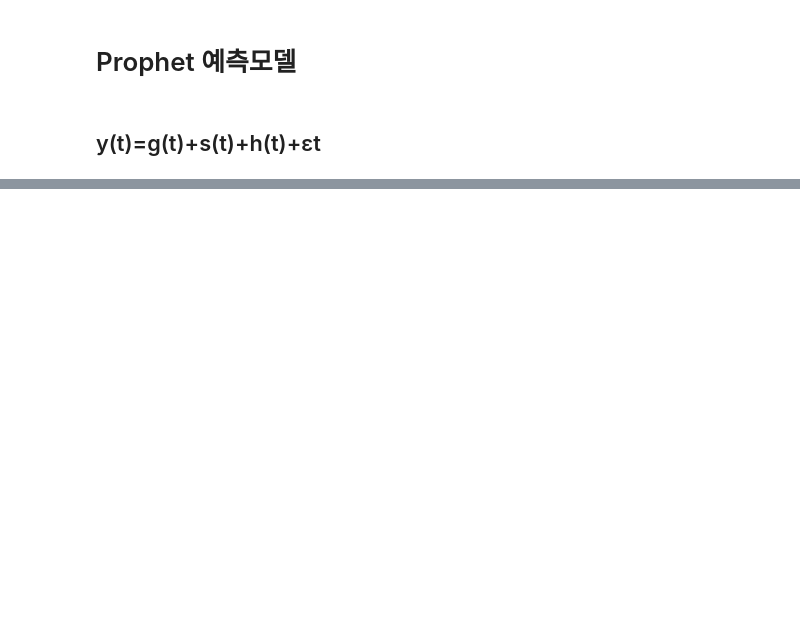
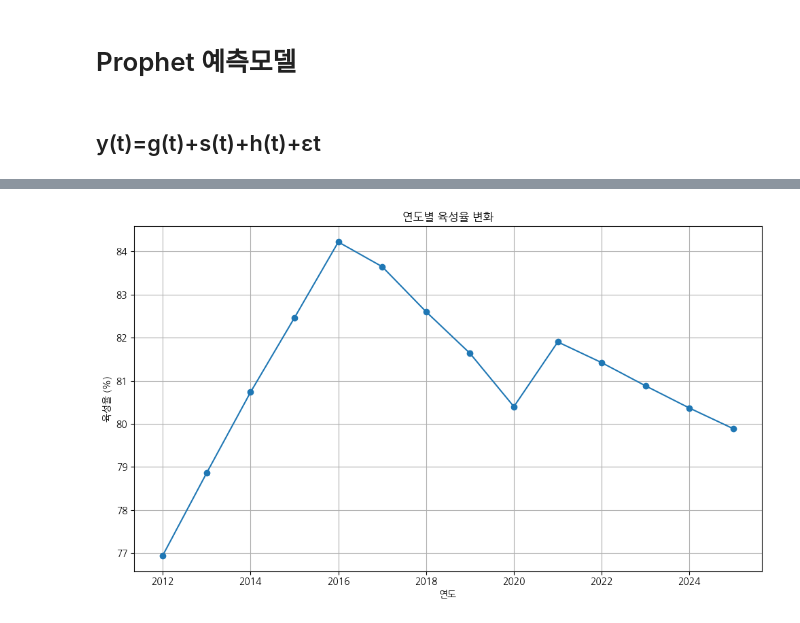
Before and after one commit to leesh0806/pig-management, a Jupyter notebook: analysis/pig_prophet_msy.ipynb, the cells around one changed output, grey strips where cells are left out. Cells and saved outputs as stored; diff of their text form; code cells hidden in the pictures; blank space fills up the shorter version.

```diff
--- a/analysis/pig_prophet_msy.ipynb
+++ b/analysis/pig_prophet_msy.ipynb
@@ -116,0 +159,16 @@ forecast_iyu.to_csv('../../data/pigmom_data/forecast_iyu.csv', index=False)
+# %%
+# 연도별 평균실산자수값 계산 (yhat, yhat_lower, yhat_upper 모두)
+avg_san_by_year = forecast_san[
+    (forecast_san['ds'].dt.year >= 2012) &
+    (forecast_san['ds'].dt.year <= 2025)
+].groupby(forecast_san['ds'].dt.year)[['yhat', 'yhat_lower', 'yhat_upper']].mean().reset_index()
+
+avg_san_by_year.columns = ['year', 'avg_yhat', 'avg_yhat_lower', 'avg_yhat_upper']
+# %%
+# 연도별 평균이유두수값 계산 (yhat, yhat_lower, yhat_upper 모두)
+avg_iyu_by_year = forecast_iyu[
+    (forecast_iyu['ds'].dt.year >= 2012) &
+    (forecast_iyu['ds'].dt.year <= 2025)
+].groupby(forecast_iyu['ds'].dt.year)[['yhat', 'yhat_lower', 'yhat_upper']].mean().reset_index()
+
+avg_iyu_by_year.columns = ['year', 'avg_yhat', 'avg_yhat_lower', 'avg_yhat_upper']
@@ -116,0 +309,2 @@ forecast_iyu.to_csv('../../data/pigmom_data/forecast_iyu.csv', index=False)
+# %%
+merged_df = pd.merge(avg_iyu_by_year, avg_san_by_year, on = 'year')
@@ -116,0 +329,2 @@ forecast_iyu.to_csv('../../data/pigmom_data/forecast_iyu.csv', index=False)
+# %%
+merged_df['육성율(%)'] = (merged_df['avg_yhat_x'] / merged_df['avg_yhat_y']) * 100
@@ -116,0 +349,14 @@ forecast_iyu.to_csv('../../data/pigmom_data/forecast_iyu.csv', index=False)
+# %%
+import matplotlib.pyplot as plt
+
+# 그래프 그리기
+plt.figure(figsize=(10, 6))
+plt.plot(merged_df['year'], merged_df['육성율(%)'], marker='o')
+plt.title('연도별 육성율 변화')
+plt.xlabel('연도')
+plt.ylabel('육성율 (%)')
+plt.grid(True)
+plt.tight_layout()
+plt.show()
+# %% [output]
+[figure, added]
```
Also changed, not shown: parts of 29 cells of this notebook, 6 other files.
